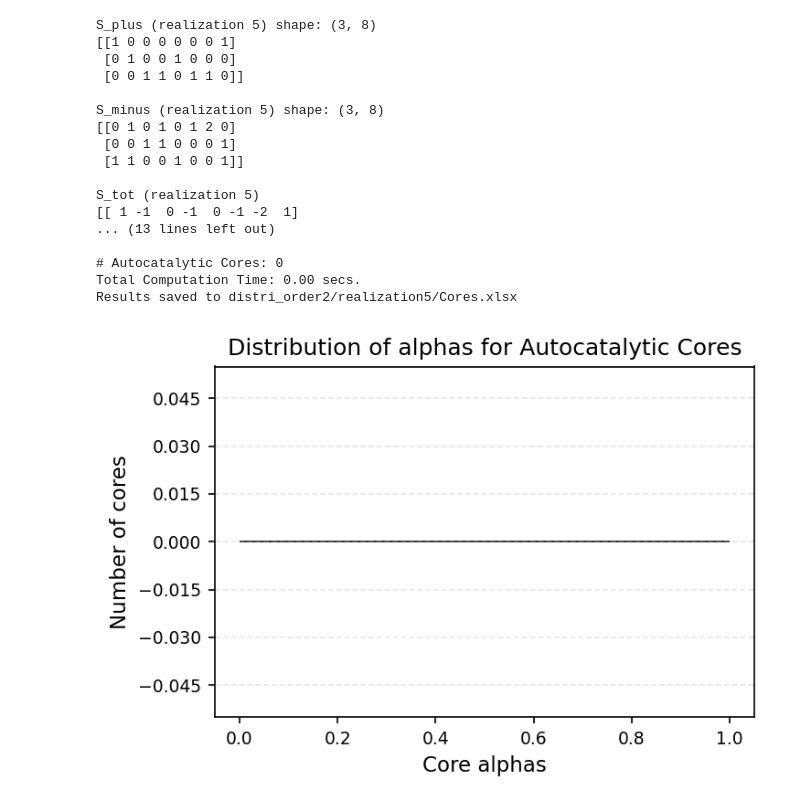
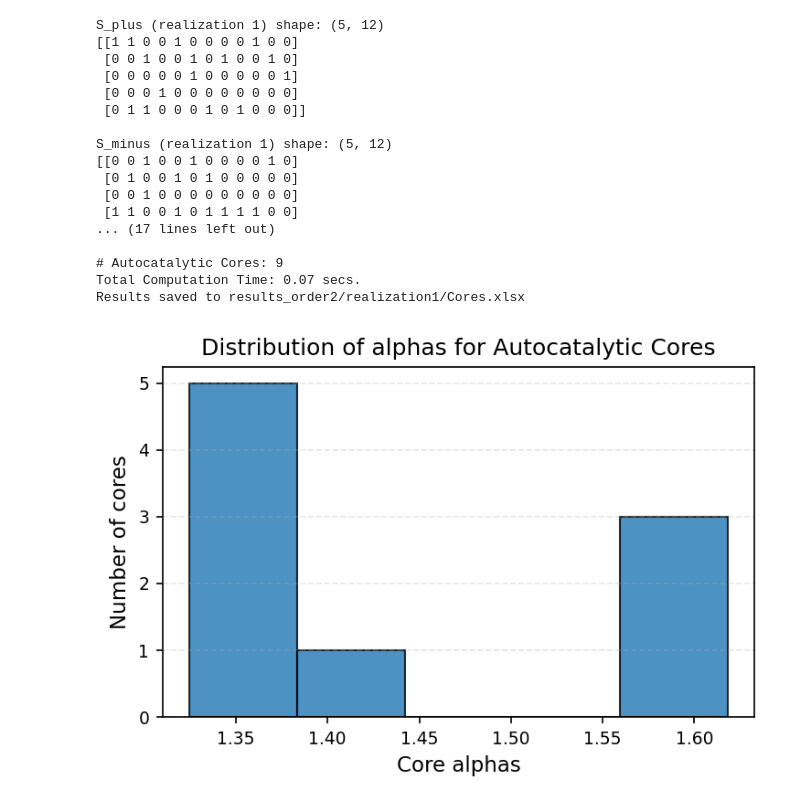
Before and after one commit to dlacoste22/CRN_project, a Jupyter notebook: Jiwei/Detect_Core_Motifs.ipynb, the cells around one changed output. Saved outputs shown, nothing was run; the diff lists cells and outputs as text; code cells hidden in the pictures.

Commit message:
Crée Alpha-distrib-only

```diff
--- a/Jiwei/Detect_Core_Motifs.ipynb
+++ b/Jiwei/Detect_Core_Motifs.ipynb
@@ -496,10 +496,12 @@ def auto(S_tot, output_dir):
     return
 # %%
 if __name__ == "__main__":
-    base_folder = 'distri_order2'
+    #base_folder = 'distri_order2'
+    #fmt_path = os.path.join(base_folder, 'stoichiometries_formatted.txt')
+    base_folder = 'results_order2'
     fmt_path = os.path.join(base_folder, 'stoichiometries_formatted.txt')
 
-    realization_id = 5
+    realization_id = 1
     realization_folder = os.path.join(base_folder, f"realization{realization_id}")
     os.makedirs(realization_folder, exist_ok=True)
 
@@ -525,46 +527,46 @@ if __name__ == "__main__":
     ])
 
     S_minus = np.array([
     [0,  0,  2,  0,  2,  1],
     [1,  0,  0,  2,  0,  1],
     [1,  1,  0,  0,  0,  0]
     ])
     """
     print(f"\nS_plus (realization {realization_id}) shape:", S_plus.shape)
     print(S_plus)
     print(f"\nS_minus (realization {realization_id}) shape:", S_minus.shape)
     print(S_minus)
 
     _, _, autonomy = aux.checkAutonomy(S_minus, S_plus)
     if not autonomy:
         print(f"Not Autonomy")
 
     S_tot = S_plus - S_minus
     print(f"\nS_tot (realization {realization_id})")
     print(S_tot)
 
     alpha, beta, _, _, _, _ = compute_von_neumann_alpha_beta(S_plus, S_minus)
     print(f"\nNetwork alpha =", alpha)
     print(f"Network beta =", beta)
 
     print(f"\n")
     auto(S_tot, output_dir = realization_folder)
 # %% [output]
-S_plus (realization 5) shape: (3, 8)
-[[1 0 0 0 0 0 0 1]
- [0 1 0 0 1 0 0 0]
- [0 0 1 1 0 1 1 0]]
+S_plus (realization 1) shape: (5, 12)
+[[1 1 0 0 1 0 0 0 0 1 0 0]
+ [0 0 1 0 0 1 0 1 0 0 1 0]
+ [0 0 0 0 0 1 0 0 0 0 0 1]
+ [0 0 0 1 0 0 0 0 0 0 0 0]
+ [0 1 1 0 0 0 1 0 1 0 0 0]]
 
-S_minus (realization 5) shape: (3, 8)
-[[0 1 0 1 0 1 2 0]
- [0 0 1 1 0 0 0 1]
- [1 1 0 0 1 0 0 1]]
+S_minus (realization 1) shape: (5, 12)
+[[0 0 1 0 0 1 0 0 0 0 1 0]
+ [0 1 0 0 1 0 1 0 0 0 0 0]
+ [0 0 1 0 0 0 0 0 0 0 0 0]
+ [1 1 0 0 1 0 1 1 1 1 0 0]
+... (17 lines left out)
 
-S_tot (realization 5)
-[[ 1 -1  0 -1  0 -1 -2  1]
-... (13 lines left out)
-
-# Autocatalytic Cores: 0
-Total Computation Time: 0.00 secs.
-Results saved to distri_order2/realization5/Cores.xlsx
+# Autocatalytic Cores: 9
+Total Computation Time: 0.07 secs.
+Results saved to results_order2/realization1/Cores.xlsx
-[figure, old version]
+[figure, new version]
```
Also changed, not shown: 21 other files.
